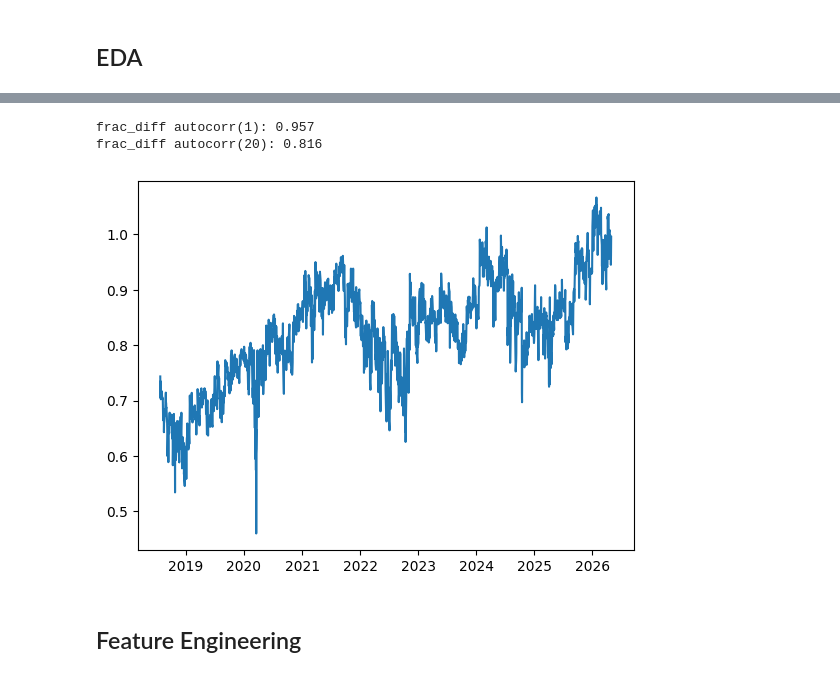
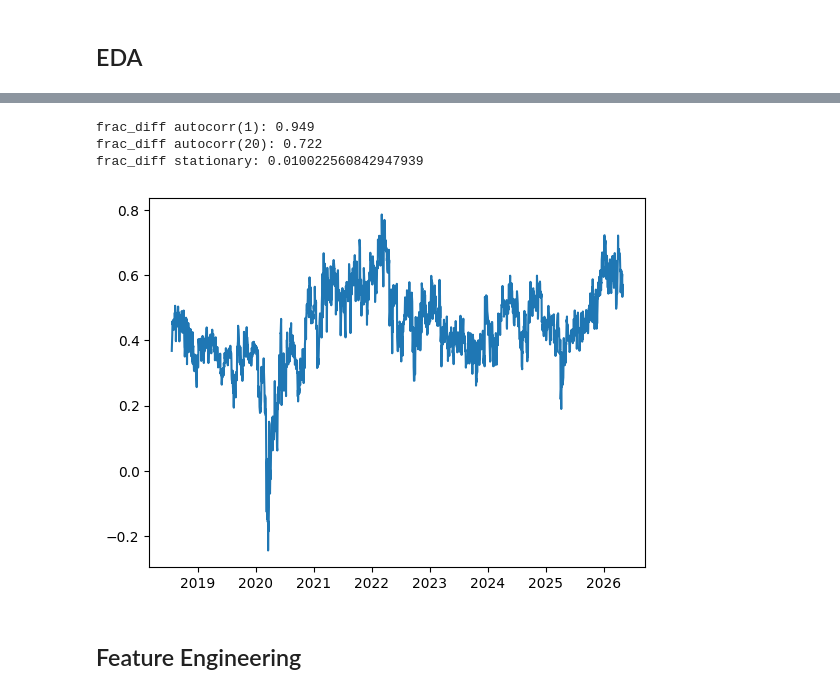
Before and after one commit to asderman43/finance, a Jupyter notebook: notebooks/004_regimes.ipynb, the cells around one changed output, grey strips where cells are left out. Saved outputs shown, nothing was run; the diff lists cells and outputs as text; code cells hidden in the pictures.

```diff
--- a/notebooks/004_regimes.ipynb
+++ b/notebooks/004_regimes.ipynb
@@ -30,7 +30,7 @@ plt.show()
 from src.indicators import calc_macd, rolling_zscore
 
 macd = calc_macd(closing=close)
-z_score = rolling_zscore(macd["histogram"], 20)
+z_score = rolling_zscore(macd["histogram"], 14)
 
 log_return = calc_log_rt(close)
 realized_vol = calc_rvol(log_return)
@@ -74,0 +55,15 @@ plt.show()
+# %%
+from src.features.frac_diff import find_d
+
+results = find_d(df["log_close"], range_list=[0.2, 0.5], alpha=0.01, max_depth=18)
+
+p_values = [x[1] for x in results]
+d_values = [x[0] for x in results]
+
+
+order = np.argsort(d_values)
+d_values = np.array(d_values)[order]
+p_values = np.array(p_values)[order]
+
+plt.plot(d_values, p_values)
+plt.show()
@@ -75,18 +72,43 @@ plt.show()
 # %%
+from src.features.frac_diff import differencing
+from statsmodels.tsa.stattools import adfuller
+
 tau=1e-4
 
-fd = differencing(df["log_close"],0.30,tau)
+def fft_denoise(x, keep_fraction=0.1):
+    """
+    keep_fraction: fraction of low frequencies to keep
+    """
+    x = np.asarray(x)
+
+    X = np.fft.rfft(x)
+
+    n = len(X)
+    k = int(n * keep_fraction)
+
+    # keep low frequencies, kill high frequencies
+    X_filtered = np.zeros_like(X)
+    X_filtered[:k] = X[:k]
+
+    x_clean = np.fft.irfft(X_filtered, n=len(x))
+
+    return x_clean
+
+
+
+fd = differencing(df["log_close"],results[-1][0],tau)
 df["frac_diff"] = fd
 
 print("frac_diff autocorr(1):",  df["frac_diff"].autocorr(1).round(3))
 print("frac_diff autocorr(20):", df["frac_diff"].autocorr(20).round(3))
-
+print("frac_diff stationary:", adfuller(df["frac_diff"].dropna())[1])
 plt.plot(fd)
 plt.show()
 # %% [output]
-frac_diff autocorr(1): 0.957
-frac_diff autocorr(20): 0.816
+frac_diff autocorr(1): 0.949
+frac_diff autocorr(20): 0.722
+frac_diff stationary: 0.010022560842947939
-[figure, old version]
+[figure, new version]
 # %% [markdown]
 ## Feature Engineering
 # %%
```
Also changed, not shown: parts of 11 cells of this notebook, 8 other files.
